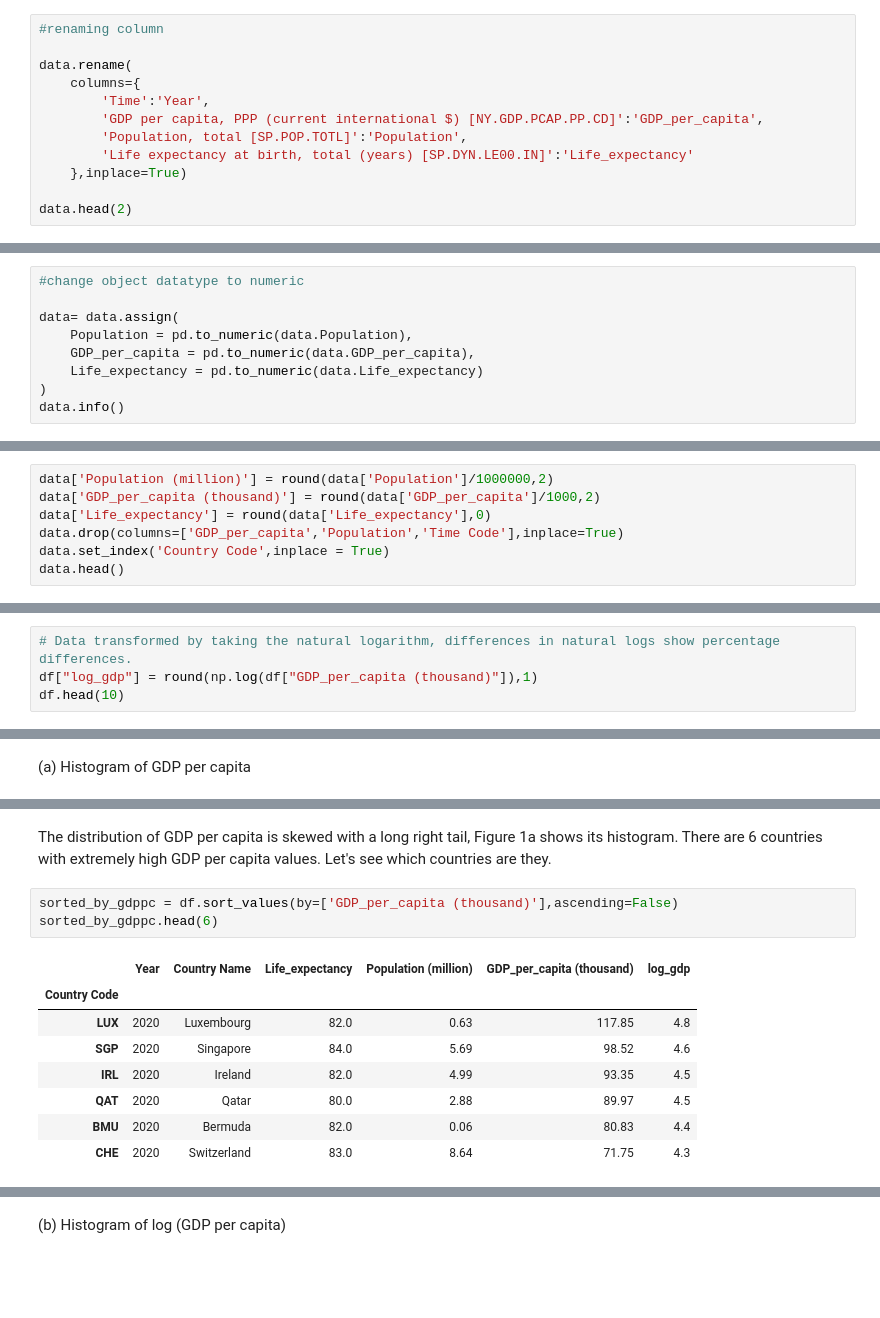
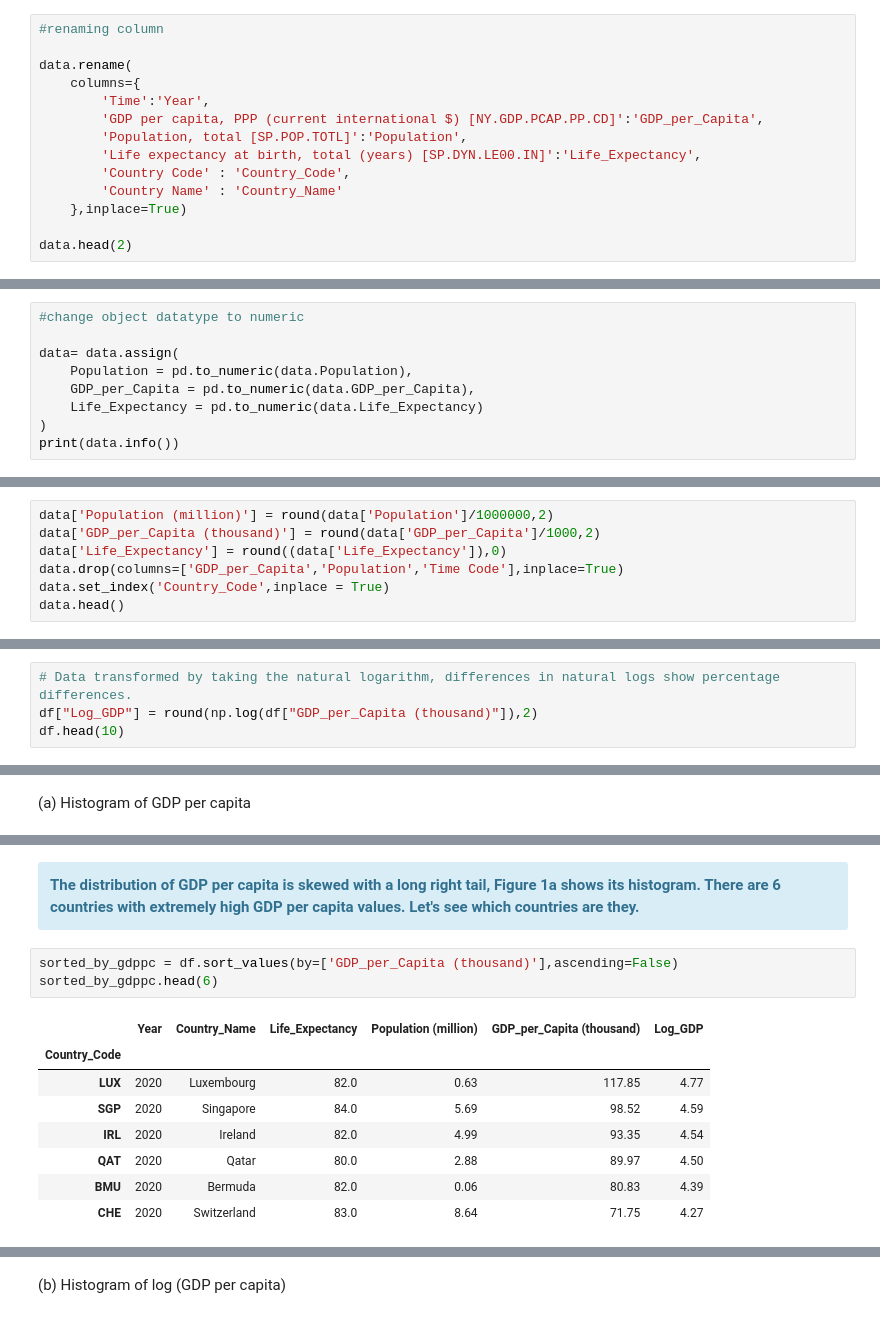
Before and after one commit to fazlanharun/Life-expectancy-and-income-Python, a Jupyter notebook: Life Expectancy and income.ipynb, the cells around one changed output, grey strips where cells are left out. Saved outputs shown, nothing was run; the diff lists cells and outputs as text; blank space fills up the shorter version.

```diff
--- a/Life Expectancy and income.ipynb
+++ b/Life Expectancy and income.ipynb
@@ -78,9 +85,11 @@ There are 13454 rows and 7 columns in this dataset.
 data.rename(
     columns={
         'Time':'Year',
-        'GDP per capita, PPP (current international $) [NY.GDP.PCAP.PP.CD]':'GDP_per_capita',
+        'GDP per capita, PPP (current international $) [NY.GDP.PCAP.PP.CD]':'GDP_per_Capita',
         'Population, total [SP.POP.TOTL]':'Population',
-        'Life expectancy at birth, total (years) [SP.DYN.LE00.IN]':'Life_expectancy'
+        'Life expectancy at birth, total (years) [SP.DYN.LE00.IN]':'Life_Expectancy',
+        'Country Code' : 'Country_Code',
+        'Country Name' : 'Country_Name'
     },inplace=True)
 
 data.head(2)
@@ -156,10 +165,10 @@ dtype: int64
 
 data= data.assign(
     Population = pd.to_numeric(data.Population),
-    GDP_per_capita = pd.to_numeric(data.GDP_per_capita),
-    Life_expectancy = pd.to_numeric(data.Life_expectancy)
+    GDP_per_Capita = pd.to_numeric(data.GDP_per_Capita),
+    Life_Expectancy = pd.to_numeric(data.Life_Expectancy)
 )
-data.info()
+print(data.info())
 # %% [output]
 <class 'pandas.core.frame.DataFrame'>
 RangeIndex: 13454 entries, 0 to 13453
@@ -200,9 +210,9 @@ GDP_per_capita     0
 dtype: int64
 # %%
 data['Population (million)'] = round(data['Population']/1000000,2)
-data['GDP_per_capita (thousand)'] = round(data['GDP_per_capita']/1000,2)
-data['Life_expectancy'] = round(data['Life_expectancy'],0)
-data.drop(columns=['GDP_per_capita','Population','Time Code'],inplace=True)
-data.set_index('Country Code',inplace = True)
+data['GDP_per_Capita (thousand)'] = round(data['GDP_per_Capita']/1000,2)
+data['Life_Expectancy'] = round((data['Life_Expectancy']),0)
+data.drop(columns=['GDP_per_Capita','Population','Time Code'],inplace=True)
+data.set_index('Country_Code',inplace = True)
 data.head()
 # %% [output]
@@ -243,6 +253,6 @@ dtypes: float64(3), int64(1), object(1)
 memory usage: 8.5+ KB
 # %%
 # Data transformed by taking the natural logarithm, differences in natural logs show percentage differences.
-df["log_gdp"] = round(np.log(df["GDP_per_capita (thousand)"]),1)
+df["Log_GDP"] = round(np.log(df["GDP_per_Capita (thousand)"]),2)
 df.head(10)
 # %% [output]
@@ -320,17 +332,20 @@ plt.ylabel("Frequency", fontsize=12)
 Text(0, 0.5, 'Frequency')
 [figure]
 # %% [markdown]
-The distribution of GDP per capita is skewed with a long right tail, Figure 1a shows its histogram. There are 6 countries with extremely high GDP per capita values. Let's see which countries are they.
+<div class="alert alert-block alert-info">
+    <b>The distribution of GDP per capita is skewed with a long right tail, Figure 1a shows its histogram. There are 6 countries with extremely high GDP per capita values. Let's see which countries are they.
+</b>
+    </div>
 # %%
-sorted_by_gdppc = df.sort_values(by=['GDP_per_capita (thousand)'],ascending=False)
+sorted_by_gdppc = df.sort_values(by=['GDP_per_Capita (thousand)'],ascending=False)
 sorted_by_gdppc.head(6)
 # %% [output]
-|  | Year | Country Name | Life_expectancy | Population (million) | GDP_per_capita (thousand) | log_gdp |
-| Country Code |  |  |  |  |  |  |
-| LUX | 2020 | Luxembourg | 82.0 | 0.63 | 117.85 | 4.8 |
-| SGP | 2020 | Singapore | 84.0 | 5.69 | 98.52 | 4.6 |
-| IRL | 2020 | Ireland | 82.0 | 4.99 | 93.35 | 4.5 |
-| QAT | 2020 | Qatar | 80.0 | 2.88 | 89.97 | 4.5 |
-| BMU | 2020 | Bermuda | 82.0 | 0.06 | 80.83 | 4.4 |
-| CHE | 2020 | Switzerland | 83.0 | 8.64 | 71.75 | 4.3 |
+|  | Year | Country_Name | Life_Expectancy | Population (million) | GDP_per_Capita (thousand) | Log_GDP |
+| Country_Code |  |  |  |  |  |  |
+| LUX | 2020 | Luxembourg | 82.0 | 0.63 | 117.85 | 4.77 |
+| SGP | 2020 | Singapore | 84.0 | 5.69 | 98.52 | 4.59 |
+| IRL | 2020 | Ireland | 82.0 | 4.99 | 93.35 | 4.54 |
+| QAT | 2020 | Qatar | 80.0 | 2.88 | 89.97 | 4.50 |
+| BMU | 2020 | Bermuda | 82.0 | 0.06 | 80.83 | 4.39 |
+| CHE | 2020 | Switzerland | 83.0 | 8.64 | 71.75 | 4.27 |
 # %% [markdown]
```
Also changed, not shown: parts of 38 cells of this notebook, 1 other file.
